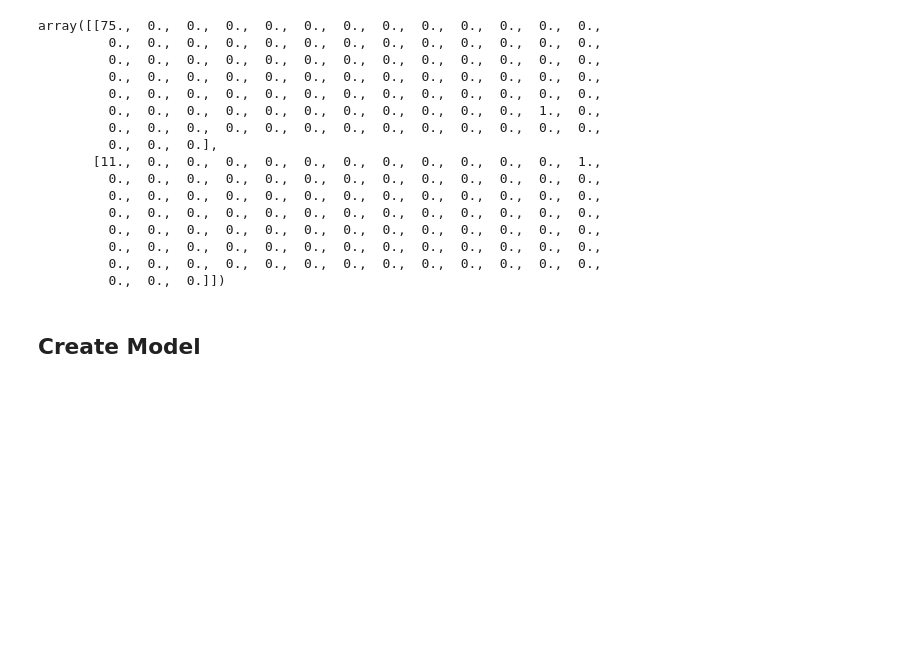
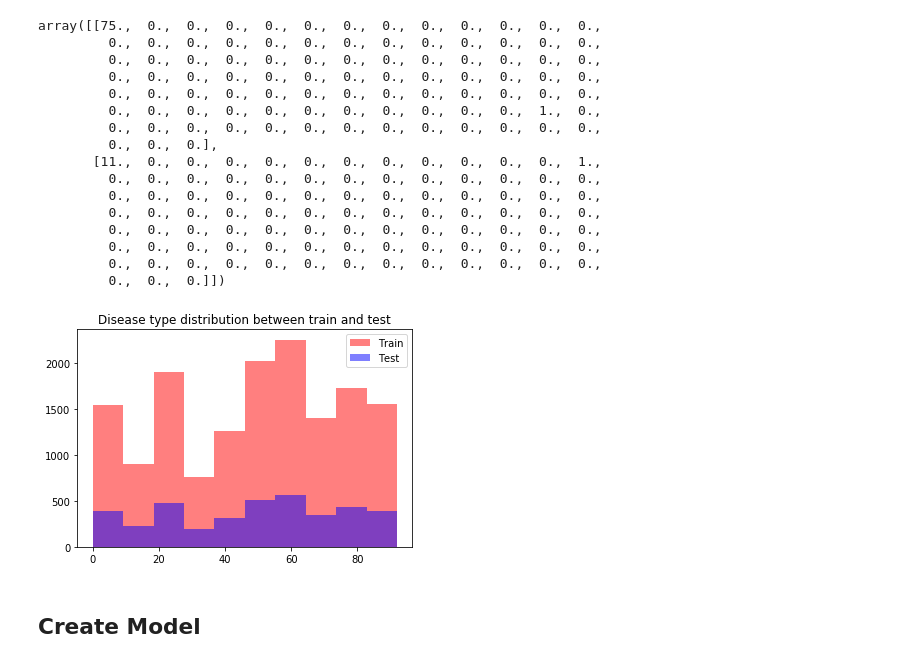
Before and after one commit to AEDWIP/BME-230a, a Jupyter notebook: CancerTypeClassifier.ipynb, the cells around one changed output. Drawn from its saved outputs; the diff is of its cells as text; code cells hidden in the pictures; blank space fills up the shorter version.

Commit message:
added distribution graph

```diff
--- a/CancerTypeClassifier.ipynb
+++ b/CancerTypeClassifier.ipynb
@@ -232,6 +221,16 @@ array([[75.,  0.,  0.,  0.,  0.,  0.,  0.,  0.,  0.,  0.,  0.,  0.,  0.,
          0.,  0.,  0.,  0.,  0.,  0.,  0.,  0.,  0.,  0.,  0.,  0.,  0.,
          0.,  0.,  0.,  0.,  0.,  0.,  0.,  0.,  0.,  0.,  0.,  0.,  0.,
          0.,  0.,  0.]])
+# %%
+# check class sizes
+# [:.0] is disease_value column
+plt.hist(yTrainNumpy[:,0], alpha=0.5, label='Train', color="red")
+plt.hist(yTestNumpy[:,0],   alpha=0.5, label='Test', color="blue")
+plt.legend(loc='upper right')
+plt.title("Disease type distribution between train and test")
+plt.show()
+# %% [output]
+[figure, added]
 # %% [markdown]
 ## Create Model
 # %%
```
Also changed, not shown: parts of 1 cell of this notebook.
